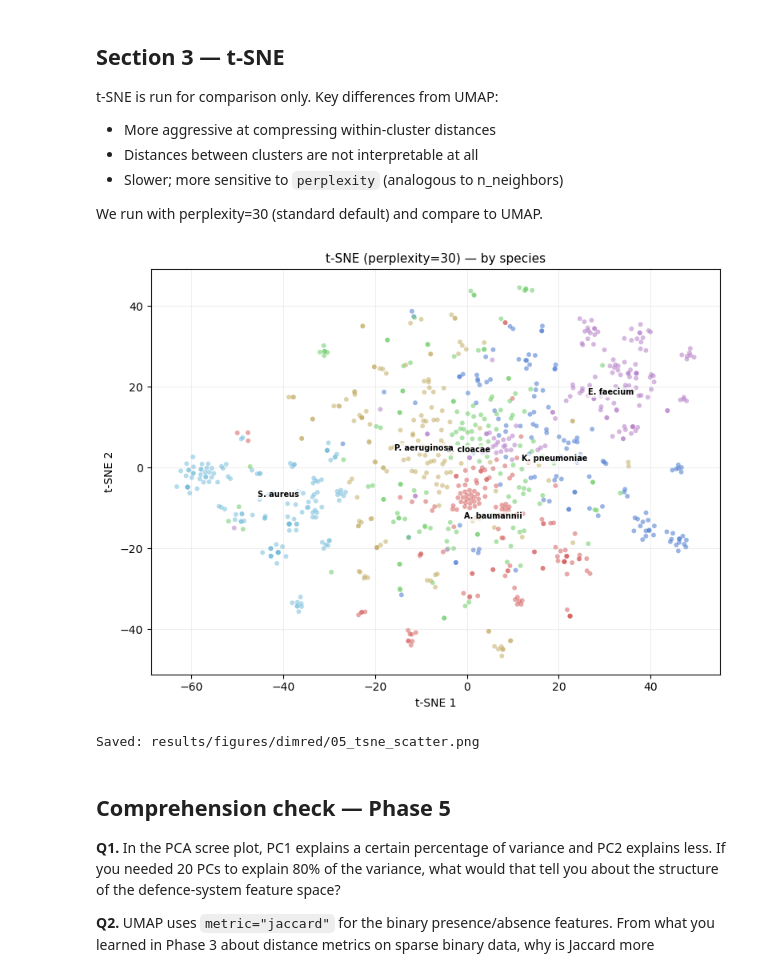
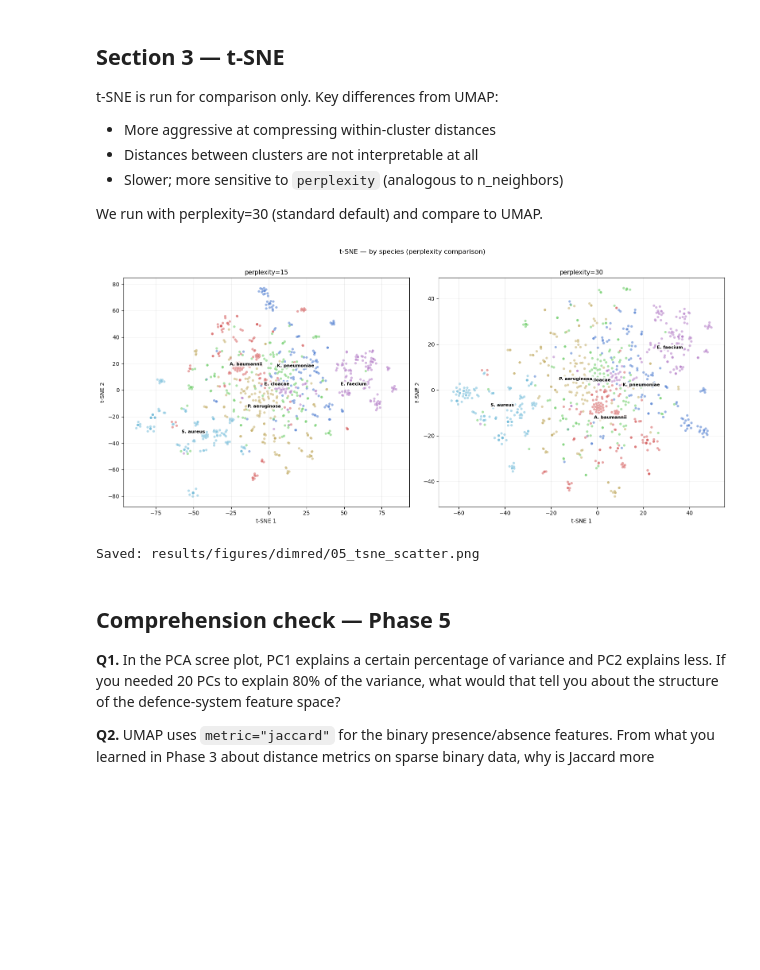
Before and after one commit to vikos77/eskape-defence-ml, a Jupyter notebook: notebooks/03_dimensionality_reduction.ipynb, the cells around one changed output. Drawn from its saved outputs; the diff is of its cells as text; code cells hidden in the pictures; blank space fills up the shorter version.

```diff
--- a/notebooks/03_dimensionality_reduction.ipynb
+++ b/notebooks/03_dimensionality_reduction.ipynb
@@ -374,39 +374,47 @@ t-SNE is run for comparison only. Key differences from UMAP:
 
 We run with perplexity=30 (standard default) and compare to UMAP.
 # %%
-# ── t-SNE run ─────────────────────────────────────────────────────────────────
-tsne = TSNE(n_components=2, perplexity=30, random_state=42,
-            learning_rate="auto", init="pca", n_jobs=-1)
-X_tsne = tsne.fit_transform(X_scaled)
+# ── t-SNE run — two perplexity values side by side ───────────────────────────
+# perplexity is t-SNE's equivalent of n_neighbors in UMAP:
+# low perplexity = focus on tight local clusters
+# high perplexity = looser, more global structure
+# Standard default is 30; we show 15 alongside for comparison.
 
-fig, ax = plt.subplots(figsize=(8, 6))
-emb = X_tsne
-for sp in SPECIES_ORDER:
-    mask = y_species == sp
-    ax.scatter(X_tsne[mask, 0], X_tsne[mask, 1],
-               c=SP_COLORS[sp], alpha=0.55, s=18, edgecolors="none",
-               label=SPECIES_LABELS[sp])
+fig, axes = plt.subplots(1, 2, figsize=(16, 7))
+fig.suptitle("t-SNE — by species (perplexity comparison)", fontsize=12, y=1.01)
 
-# Label centroids
-for sp in SPECIES_ORDER:
-    mask = y_species == sp
-    cx = np.median(X_tsne[mask, 0])
-    cy = np.median(X_tsne[mask, 1])
-    ax.text(cx, cy, SPECIES_LABELS[sp],
-            fontsize=7, fontweight="bold", color="black",
-            ha="center", va="center",
-            bbox=dict(boxstyle="round,pad=0.15", fc="white", alpha=0.7, ec="none"))
+for ax, perp in zip(axes, [15, 30]):
+    tsne = TSNE(n_components=2, perplexity=perp, random_state=42,
+                learning_rate="auto", init="pca", n_jobs=-1)
+    X_tsne = tsne.fit_transform(X_scaled)
 
-ax.set_title("t-SNE (perplexity=30) — by species", fontsize=11)
-ax.set_xlabel("t-SNE 1", fontsize=10)
-ax.set_ylabel("t-SNE 2", fontsize=10)
-ax.grid(alpha=0.2)
+    for sp in SPECIES_ORDER:
+        mask = y_species == sp
+        ax.scatter(X_tsne[mask, 0], X_tsne[mask, 1],
+                   c=SP_COLORS[sp], alpha=0.55, s=20, edgecolors="none",
+                   label=SPECIES_LABELS[sp])
+
+    # Centroid labels
+    for sp in SPECIES_ORDER:
+        mask = y_species == sp
+        cx = np.median(X_tsne[mask, 0])
+        cy = np.median(X_tsne[mask, 1])
+        ax.text(cx, cy, SPECIES_LABELS[sp],
+                fontsize=8, fontweight="bold", color="black",
+                ha="center", va="center",
+                bbox=dict(boxstyle="round,pad=0.2", fc="white", alpha=0.80, ec="none"))
+
+    ax.set_title(f"perplexity={perp}", fontsize=11)
+    ax.set_xlabel("t-SNE 1", fontsize=10)
+    ax.set_ylabel("t-SNE 2", fontsize=10)
+    ax.grid(alpha=0.2)
+
 plt.tight_layout()
 plt.savefig(FIG_DIR / "05_tsne_scatter.png", dpi=150, bbox_inches="tight")
 plt.show()
 print("Saved: results/figures/dimred/05_tsne_scatter.png")
 # %% [output]
-[figure, old version]
+[figure, new version]
 Saved: results/figures/dimred/05_tsne_scatter.png
 # %% [markdown]
 ## Comprehension check — Phase 5
```
Also changed, not shown: parts of 1 cell of this notebook, 1 other file.
